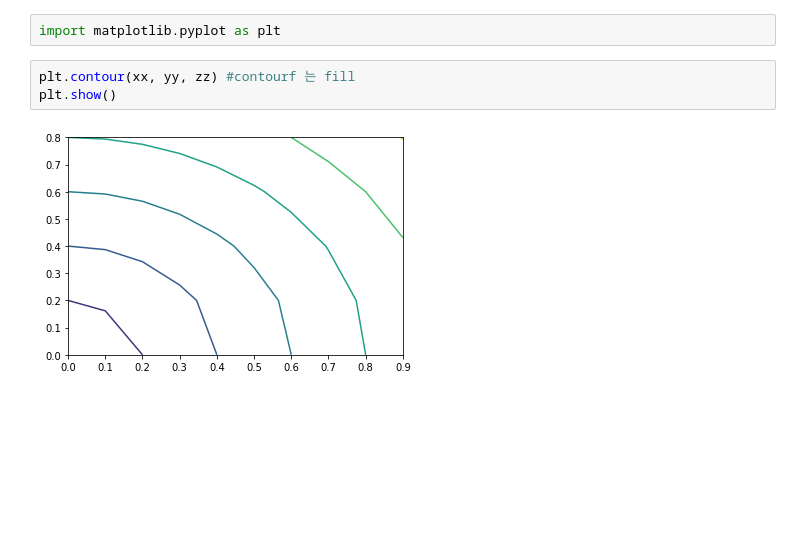
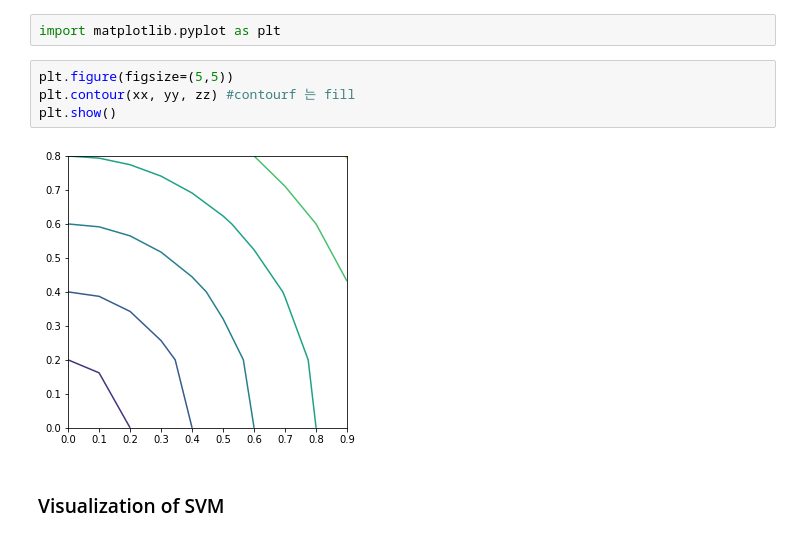
Before and after one commit to sieun-Bae/Applied_ML, a Jupyter notebook: classification.ipynb, the cells around one changed output. Saved outputs shown, nothing was run; the diff lists cells and outputs as text; blank space fills up the shorter version.

```diff
--- a/classification.ipynb
+++ b/classification.ipynb
@@ -190,7 +220,10 @@ zz = np.sqrt(xx**2 + yy**2)
 # %%
 import matplotlib.pyplot as plt
 # %%
+plt.figure(figsize=(5,5))
 plt.contour(xx, yy, zz) #contourf 는 fill
 plt.show()
 # %% [output]
-[figure, old version]
+[figure, new version]
+# %% [markdown]
+### Visualization of SVM
```
Also changed, not shown: parts of 20 cells of this notebook.
